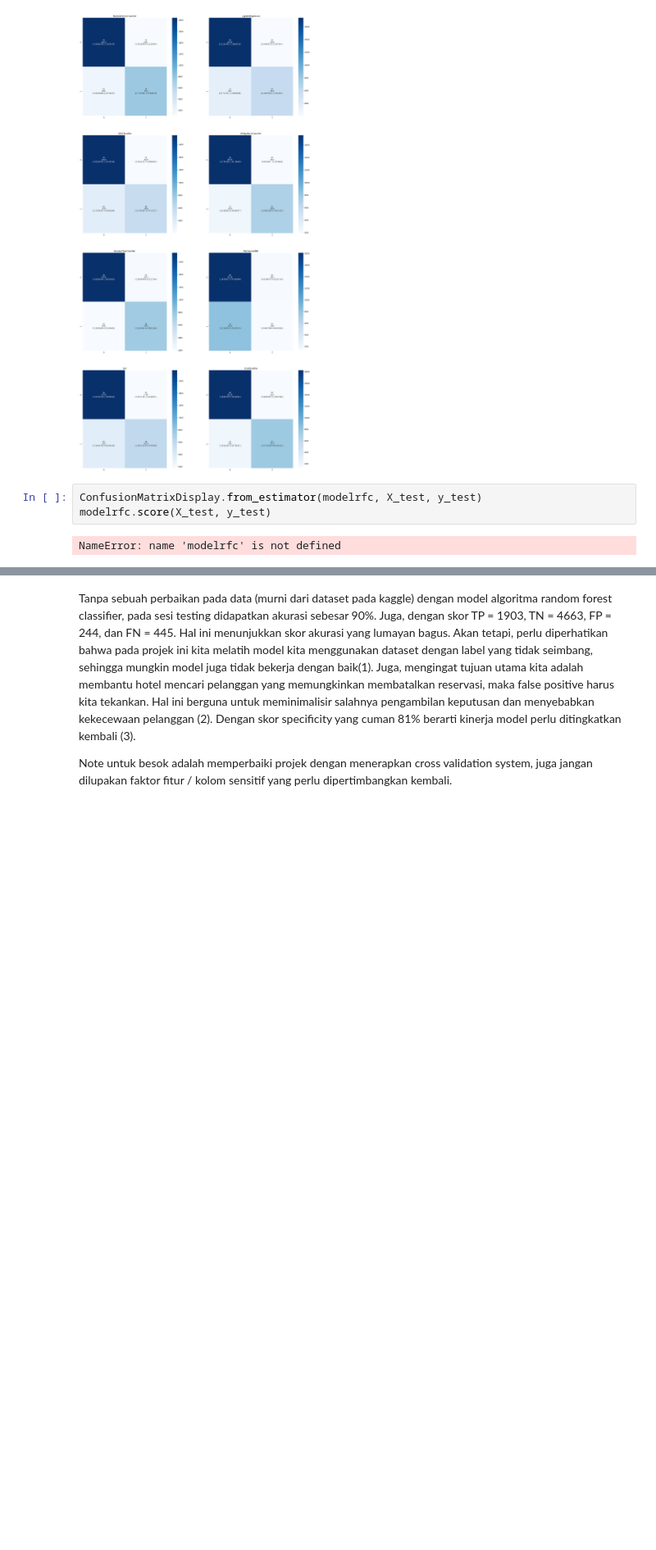
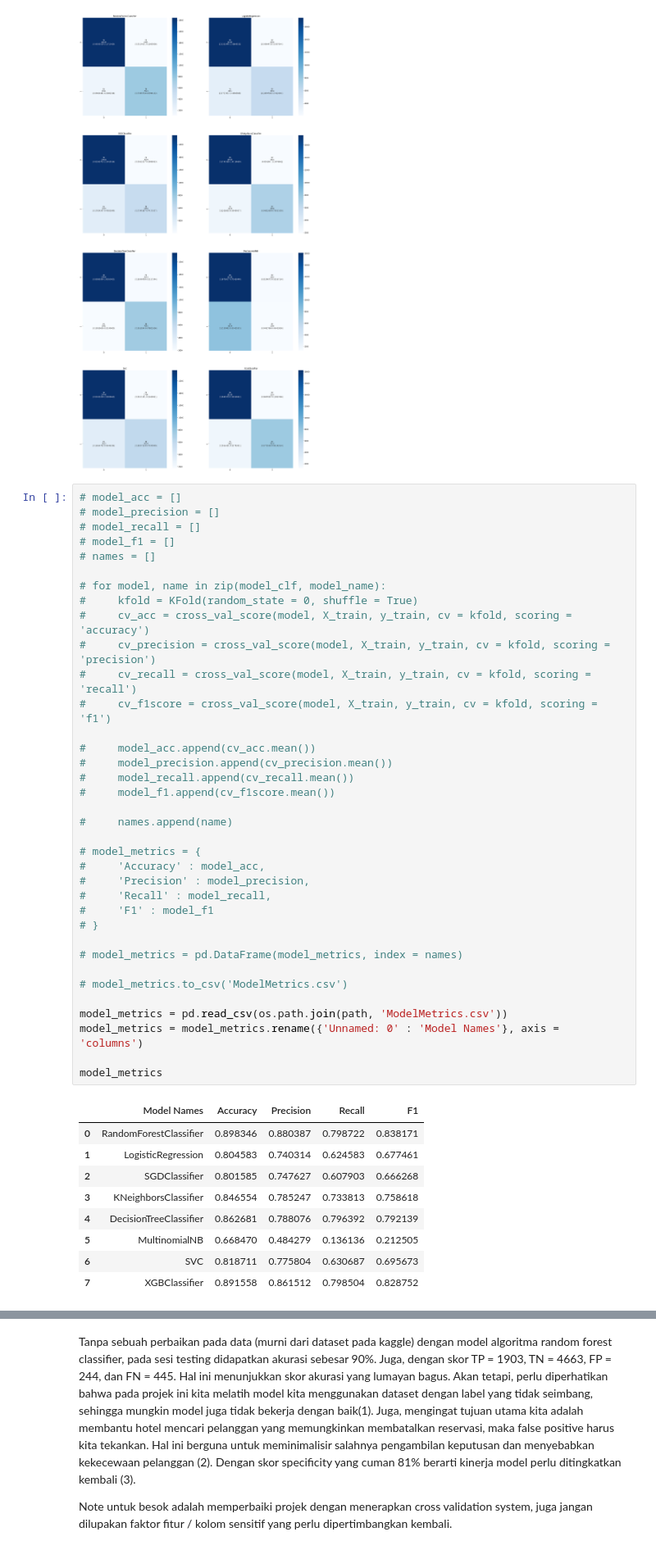
Before and after one commit to rarmnsyah/DATASCIENCE, a Jupyter notebook: Hoter Reservation (Yes) Predict/main.ipynb, the cells around one changed output, grey strips where cells are left out. Shown at 82% size. Drawn from its saved outputs; the diff is of its cells as text; blank space fills up the shorter version.

Commit message:
update main
menambah fitur matrix akurasi, precision, recall, dan f1 score pada tiap model

```diff
--- a/Hoter Reservation (Yes) Predict/main.ipynb
+++ b/Hoter Reservation (Yes) Predict/main.ipynb
@@ -172,7 +172,48 @@ for model, ax in zip (model_clf, ax.flatten()):
 # %% [output]
 [figure]
 # %%
-ConfusionMatrixDisplay.from_estimator(modelrfc, X_test, y_test)
-modelrfc.score(X_test, y_test)
+# model_acc = []
+# model_precision = []
+# model_recall = []
+# model_f1 = []
+# names = []
+
+# for model, name in zip(model_clf, model_name):
+#     kfold = KFold(random_state = 0, shuffle = True)
+#     cv_acc = cross_val_score(model, X_train, y_train, cv = kfold, scoring = 'accuracy')
+#     cv_precision = cross_val_score(model, X_train, y_train, cv = kfold, scoring = 'precision')
+#     cv_recall = cross_val_score(model, X_train, y_train, cv = kfold, scoring = 'recall')
+#     cv_f1score = cross_val_score(model, X_train, y_train, cv = kfold, scoring = 'f1')
+
+#     model_acc.append(cv_acc.mean())
+#     model_precision.append(cv_precision.mean())
+#     model_recall.append(cv_recall.mean())
+#     model_f1.append(cv_f1score.mean())
+
+#     names.append(name)
+
+# model_metrics = {
+#     'Accuracy' : model_acc,
+#     'Precision' : model_precision,
+#     'Recall' : model_recall,
+#     'F1' : model_f1
+# }
+
+# model_metrics = pd.DataFrame(model_metrics, index = names)
+
+# model_metrics.to_csv('ModelMetrics.csv')
+
+model_metrics = pd.read_csv(os.path.join(path, 'ModelMetrics.csv'))
+model_metrics = model_metrics.rename({'Unnamed: 0' : 'Model Names'}, axis = 'columns')
+
+model_metrics
 # %% [output]
-NameError: name 'modelrfc' is not defined
+|  | Model Names | Accuracy | Precision | Recall | F1 |
+| 0 | RandomForestClassifier | 0.898346 | 0.880387 | 0.798722 | 0.838171 |
+| 1 | LogisticRegression | 0.804583 | 0.740314 | 0.624583 | 0.677461 |
+| 2 | SGDClassifier | 0.801585 | 0.747627 | 0.607903 | 0.666268 |
+| 3 | KNeighborsClassifier | 0.846554 | 0.785247 | 0.733813 | 0.758618 |
+| 4 | DecisionTreeClassifier | 0.862681 | 0.788076 | 0.796392 | 0.792139 |
+| 5 | MultinomialNB | 0.668470 | 0.484279 | 0.136136 | 0.212505 |
+| 6 | SVC | 0.818711 | 0.775804 | 0.630687 | 0.695673 |
+| 7 | XGBClassifier | 0.891558 | 0.861512 | 0.798504 | 0.828752 |
```
Also changed, not shown: parts of 1 cell of this notebook.
